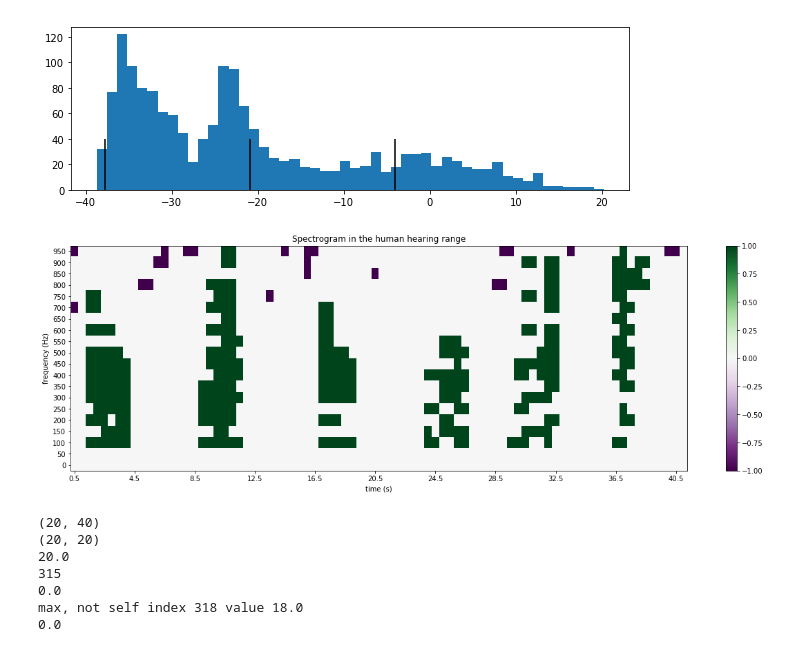
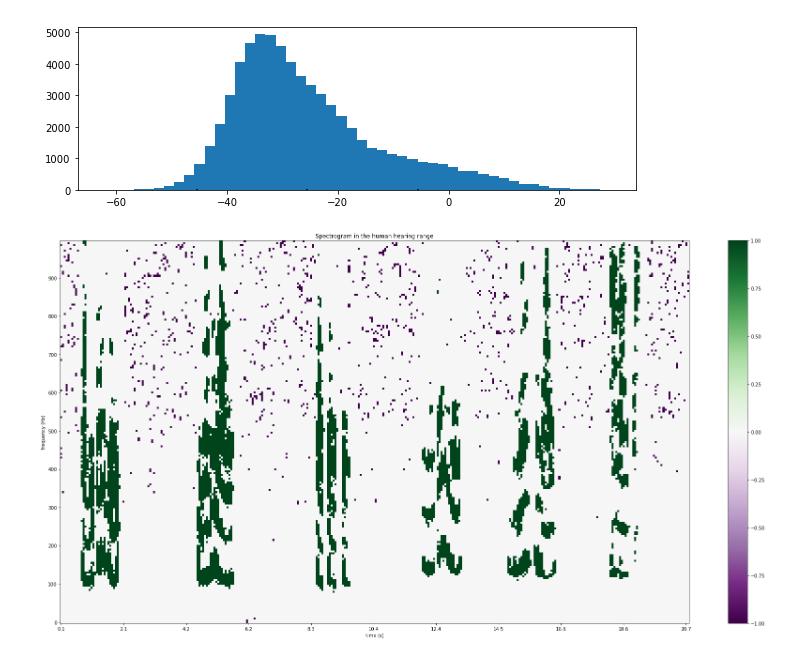
Before and after one commit to antonkatz/audio-search, a Jupyter notebook: pre-processing.ipynb, the cells around one changed output. Drawn from its saved outputs; the diff is of its cells as text; code cells hidden in the pictures.

```diff
--- a/pre-processing.ipynb
+++ b/pre-processing.ipynb
@@ -36,10 +38,11 @@ lenght (s): 20.85
 ##
 # Plotting the spectrogram in the human hearing range
 ##
+from matplotlib.ticker import FormatStrFormatter
 
-segment_length = int(sample_rate/2)
+segment_length = int(sample_rate/8)
 overlap = int(segment_length / 2)
-freq_points, t_points, spectrogram = scipy.signal.spectrogram(audio_data, nperseg=segment_length, fs=segment_length,
+freq_points, t_points, spectrogram = scipy.signal.spectrogram(audio_data, nperseg=segment_length, fs=sample_rate,
                                   noverlap=overlap, mode="psd", nfft=sample_rate)
 ## old overlap int(sample_rate/2)
 
@@ -51,12 +54,15 @@ def todB(array):
     return 10 * np.log10(array / mean)
 
 
-def plotSpectrogram(to_plot, yticks = np.array([]), cmap = plt.cm.gist_heat):
-    fig = plt.figure(figsize=(20, 6))
-    ax = fig.add_subplot(111)
-#     plt.imshow(todB(to_plot), cmap=plt.cm.gist_heat)
+def plotSpectrogram(to_plot, yticks = np.array([]), cmap = plt.cm.gist_heat, subplot=111, _fig=False, fig_size=(30,15)):
+    if (_fig == False):
+        fig = plt.figure(figsize=fig_size)
+    else:
+        fig = _fig
+    ax = fig.add_subplot(subplot)
     plt.imshow(to_plot, cmap=cmap)
     ax.set_aspect('auto')
+    ax.xaxis.set_major_formatter(FormatStrFormatter('%.1f'))
 
     ## making pretty
     ax.set_ylim(ax.get_ylim()[::-1]) ## reversing axis
@@ -65,11 +71,12 @@ def plotSpectrogram(to_plot, yticks = np.array([]), cmap = plt.cm.gist_heat):
     plt.ylabel("frequency (Hz)")
     num_labels = 10
     xpoints = np.arange(to_plot.shape[1], step=int(to_plot.shape[1]/num_labels))
-    plt.xticks(xpoints, t_points[xpoints])
+    plt.xticks(xpoints, np.round(t_points[xpoints], 1))
     if (yticks.size > 0):
-        plt.yticks(np.arange(to_plot.shape[0]), yticks)
+        ypoints = np.arange(to_plot.shape[0], step=int(to_plot.shape[0]/num_labels))
+        plt.yticks(ypoints, yticks[ypoints])
     plt.colorbar(orientation='vertical')
-    plt.show()
+    return fig
 
-plotSpectrogram(todB(spectrogram))
+f = plotSpectrogram(todB(spectrogram))
 # %% [output]
@@ -79,9 +86,8 @@ plotSpectrogram(todB(spectrogram))
 # Binning frequencies
 ##
 
-band_width = 50
+band_width = 5
 num_sections = int(spectrogram.shape[0] / band_width)
-test = np.array([[1,2], [4,5], [6,7], [8,9] ])
 s = np.transpose(spectrogram)
 s_re = np.reshape(s, (spectrogram.shape[1], num_sections, band_width))
 
@@ -91,5 +97,7 @@ if (all(s[0][0:band_width] == s_re[0][0]) != True):
 
 spectrogram_binned = np.transpose(np.sum(s_re, axis=2))
 bands_id_array = np.arange(spectrogram_binned.shape[1])
-plt = plotSpectrogram(todB(spectrogram_binned), bands_id_array * band_width)
+
+f = plotSpectrogram(todB(spectrogram), subplot=211, fig_size=(25,12))
+f = plotSpectrogram(todB(spectrogram_binned), bands_id_array * band_width, subplot=212, _fig=f)
 # %% [output]
@@ -97,7 +105,7 @@ plt = plotSpectrogram(todB(spectrogram_binned), bands_id_array * band_width)
 # %%
 from matplotlib import pyplot as plt
 
-bound_width = 1.2
+bound_width = 1.5
 
 flat_values = np.ndarray.flatten(spectrogram_binned)
 flat_db_values = todB(flat_values)
@@ -113,47 +121,19 @@ ax.hist(flat_db_values, bins=50)
 ax.vlines([mean, activation_bounds[0], activation_bounds[1]], 0, 40)
 plt.show()
 # %% [output]
-[figure, old version]
+[figure, new version]
 # %%
 ##
 # so which spectrogram segments are outside the bounds?
 ##
 
 sb_db = todB(spectrogram_binned)
 spectrogram_outside_activation = np.zeros(spectrogram_binned.shape)
 spectrogram_outside_activation[sb_db < activation_bounds[0]] = -1
 spectrogram_outside_activation[sb_db > activation_bounds[1]] = 1
 # print(spectrogram_outside_activation)
 #spectrogram_outside_activation = (spectrogram_binned < activation_bounds[0]) | (spectrogram_binned > activation_bounds[1])
 
-plotSpectrogram(spectrogram_outside_activation, bands_id_array * band_width, cmap=plt.cm.PRGn)
+f = plotSpectrogram(spectrogram_outside_activation, bands_id_array * band_width, cmap=plt.cm.PRGn)
 # %% [output]
-[figure, old version]
+[figure, new version]
-# %%
-##
-# What is the most common pattern of two bands being activated in different time moments?
-##
-specact = spectrogram_outside_activation
-specact = np.abs(specact)
-
-print(specact.shape)
-bn = specact.shape[0]
-band_corr = np.array([np.correlate(specact[i], specact[k]) for i,k in [(i,j) for i in range(bn) for j in range(bn)]])
-band_corr = np.reshape(band_corr, (20,20))
-print(band_corr.shape)
-print(np.amax(band_corr))
-## test
-np.correlate(specact[1], specact[19]) == band_corr[1][19]
-print(np.argmax(band_corr))
-print(band_corr[1][1])
-np.fill_diagonal(band_corr, 0)
-print("max, not self index", np.argmax(band_corr), "value", np.max(band_corr))
-print(band_corr[0][1])
-# %% [output]
-(20, 40)
-(20, 20)
-20.0
-315
-0.0
-max, not self index 318 value 18.0
-0.0
```
Also changed, not shown: parts of 7 cells of this notebook.
